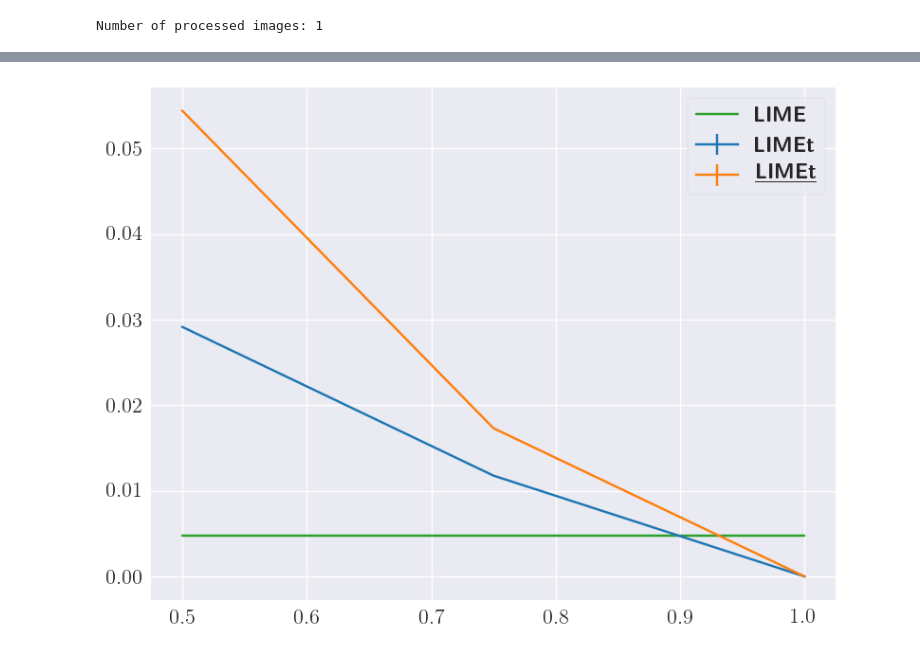
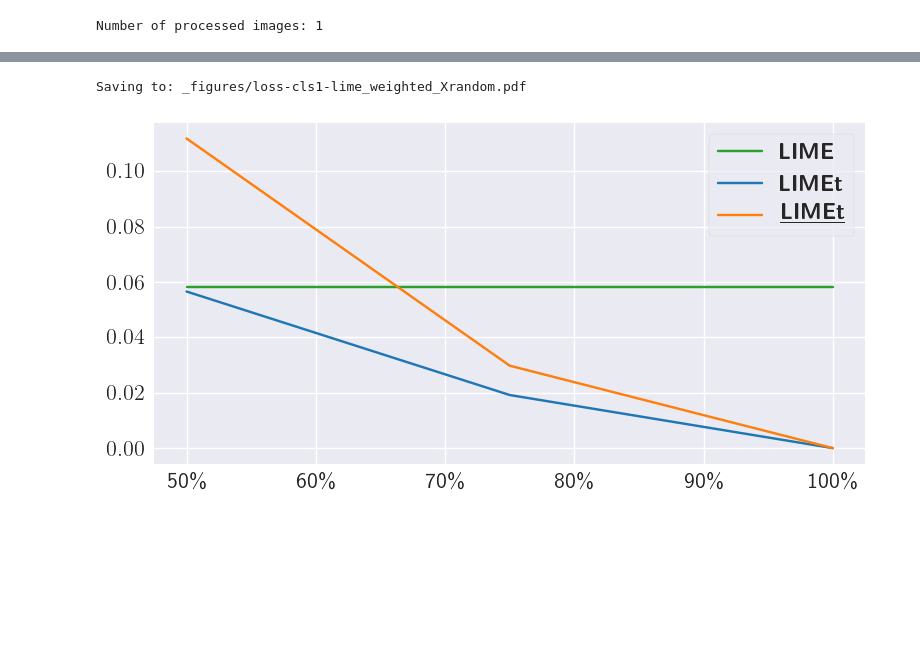
Before and after one commit to So-Cool/bLIMEy, a Jupyter notebook: ECML-PKDD_2023/limetree_experiments.ipynb, the cells around one changed output, grey strips where cells are left out. Cells and saved outputs as stored; diff of their text form; code cells hidden in the pictures; blank space fills up the shorter version.

```diff
--- a/ECML-PKDD_2023/limetree_experiments.ipynb
+++ b/ECML-PKDD_2023/limetree_experiments.ipynb
@@ -125,7 +110,8 @@ limet_scores_summary = summarise_loss_limet(limet_scores, top_classes)
 # %%
 # NBVAL_IGNORE_OUTPUT
 plot_loss_summary(lime_scores_summary, limet_scores_summary,
-                  2, use_limet_loss=False,
+                  1, use_limet_loss=False,
                   use_weighted=True, use_random=False)
 # %% [output]
+Saving to: _figures/loss-cls1-lime_weighted_Xrandom.pdf
-[figure, old version]
+[figure, new version]
```
Also changed, not shown: parts of 4 cells of this notebook.
